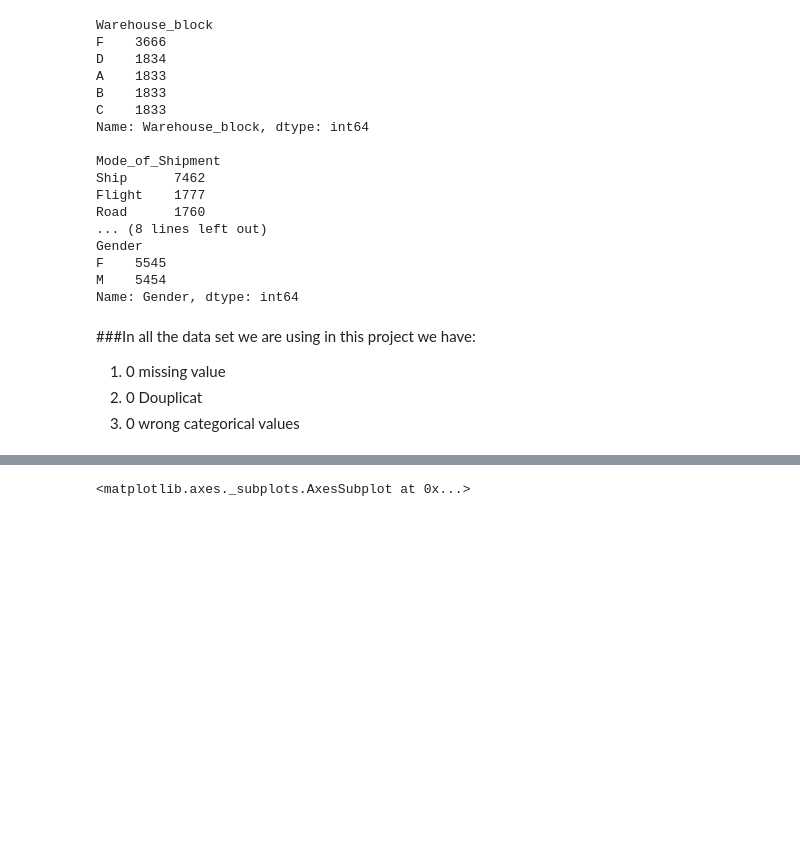
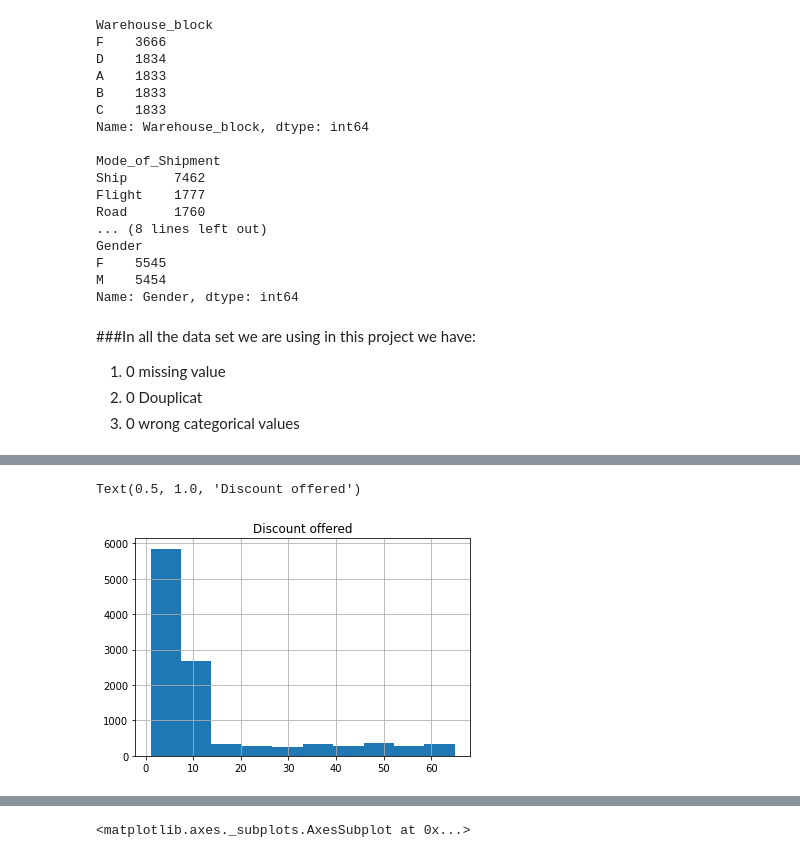
Before and after one commit to ahmadalmasri270/project2-2, a Jupyter notebook: E_Commerce2.ipynb, the cells around one changed output, grey strips where cells are left out. Cells and saved outputs as stored; diff of their text form; code cells hidden in the pictures; blank space fills up the shorter version.

```diff
--- a/E_Commerce2.ipynb
+++ b/E_Commerce2.ipynb
@@ -162,0 +167,6 @@ it showing that mast of the cost of the product between 150 $ and 250 $
+# %%
+df['Discount_offered'].hist();
+plt.title('Discount offered')
+# %% [output]
+Text(0.5, 1.0, 'Discount offered')
+[figure, added]
```
Also changed, not shown: parts of 27 cells of this notebook.
